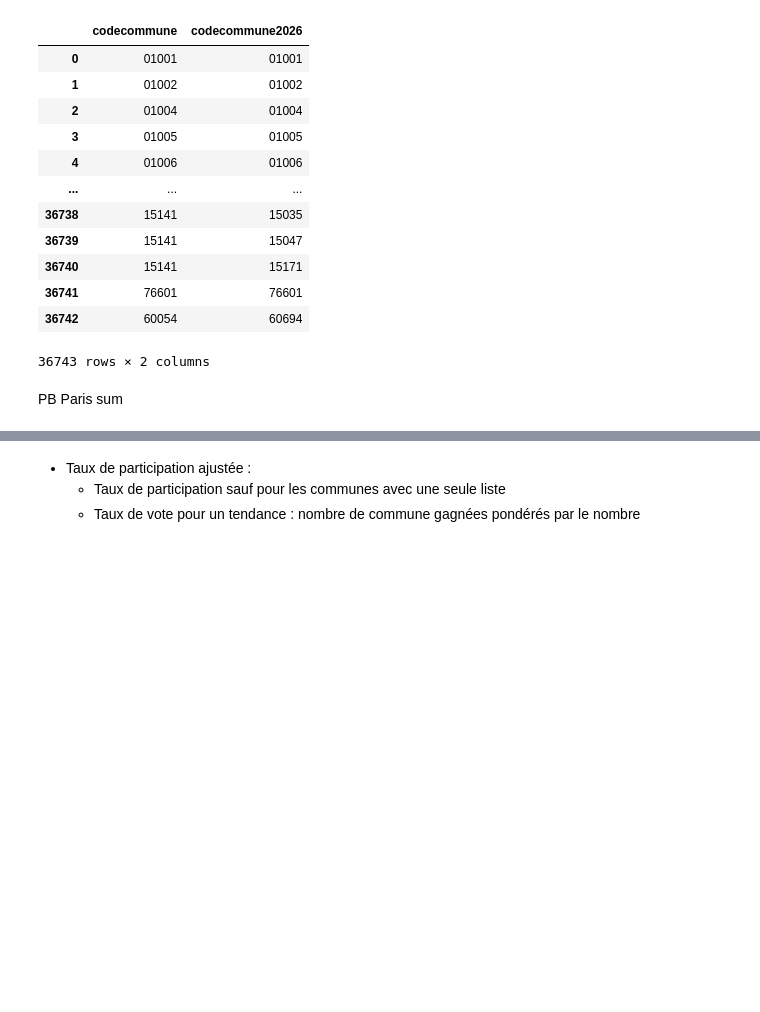
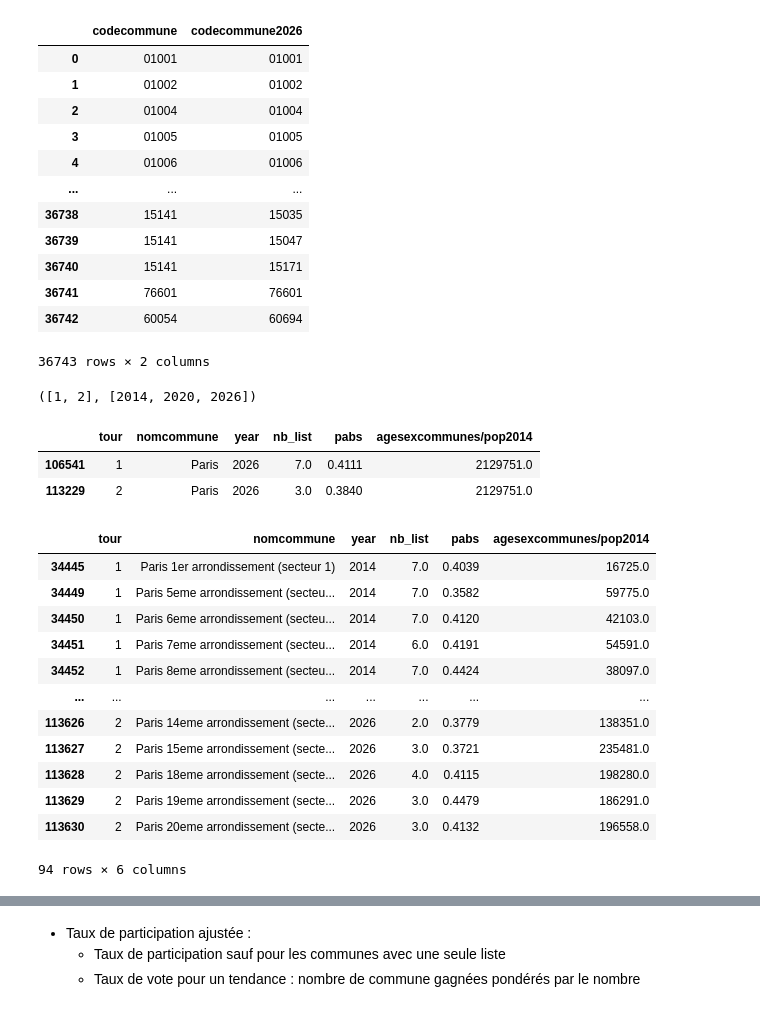
Before and after one commit to artmanceau/electera, a Jupyter notebook: notebooks/experiments/challenge_open_data.ipynb, the cells around one changed output, grey strips where cells are left out. Saved outputs shown, nothing was run; the diff lists cells and outputs as text; code cells hidden in the pictures; blank space fills up the shorter version.

```diff
--- a/notebooks/experiments/challenge_open_data.ipynb
+++ b/notebooks/experiments/challenge_open_data.ipynb
@@ -187,4 +187,10 @@ paris_codes = [
     "75109", "75110", "75111", "75112", "75113", "75114", "75115", "75116",
     "75117", "75118", "75119", "75120"
 ]
+# %%
+tour = data['tour'].unique().tolist()
+years = data['year'].unique().tolist()
+tour, years
+# %% [output]
+([1, 2], [2014, 2020, 2026])
 # %%
@@ -204,2 +210,22 @@ data.loc[data[codecommune_col]=='75056', data[data[codecommune_col]=='75056'].is
-# %% [markdown]
-PB Paris sum
+# %%
+data.loc[data['codecommune2026']=='75056', ['tour', 'nomcommune', 'year', 'nb_list', 'pabs', pop_col]]
+# %% [output]
+|  | tour | nomcommune | year | nb_list | pabs | agesexcommunes/pop2014 |
+| 106541 | 1 | Paris | 2026 | 7.0 | 0.4111 | 2129751.0 |
+| 113229 | 2 | Paris | 2026 | 3.0 | 0.3840 | 2129751.0 |
+# %%
+data.loc[data['codecommune2026'].isin(paris_codes), ['tour', 'nomcommune', 'year', 'nb_list', 'pabs', pop_col]]
+# %% [output]
+|  | tour | nomcommune | year | nb_list | pabs | agesexcommunes/pop2014 |
+| 34445 | 1 | Paris 1er arrondissement (secteur 1) | 2014 | 7.0 | 0.4039 | 16725.0 |
+| 34449 | 1 | Paris 5eme arrondissement (secteu... | 2014 | 7.0 | 0.3582 | 59775.0 |
+| 34450 | 1 | Paris 6eme arrondissement (secteu... | 2014 | 7.0 | 0.4120 | 42103.0 |
+| 34451 | 1 | Paris 7eme arrondissement (secteu... | 2014 | 6.0 | 0.4191 | 54591.0 |
+| 34452 | 1 | Paris 8eme arrondissement (secteu... | 2014 | 7.0 | 0.4424 | 38097.0 |
+| ... | ... | ... | ... | ... | ... | ... |
+| 113626 | 2 | Paris 14eme arrondissement (secte... | 2026 | 2.0 | 0.3779 | 138351.0 |
+| 113627 | 2 | Paris 15eme arrondissement (secte... | 2026 | 3.0 | 0.3721 | 235481.0 |
+| 113628 | 2 | Paris 18eme arrondissement (secte... | 2026 | 4.0 | 0.4115 | 198280.0 |
+| 113629 | 2 | Paris 19eme arrondissement (secte... | 2026 | 3.0 | 0.4479 | 186291.0 |
+| 113630 | 2 | Paris 20eme arrondissement (secte... | 2026 | 3.0 | 0.4132 | 196558.0 |
+94 rows × 6 columns
```
Also changed, not shown: parts of 19 cells of this notebook, 2 other files.
